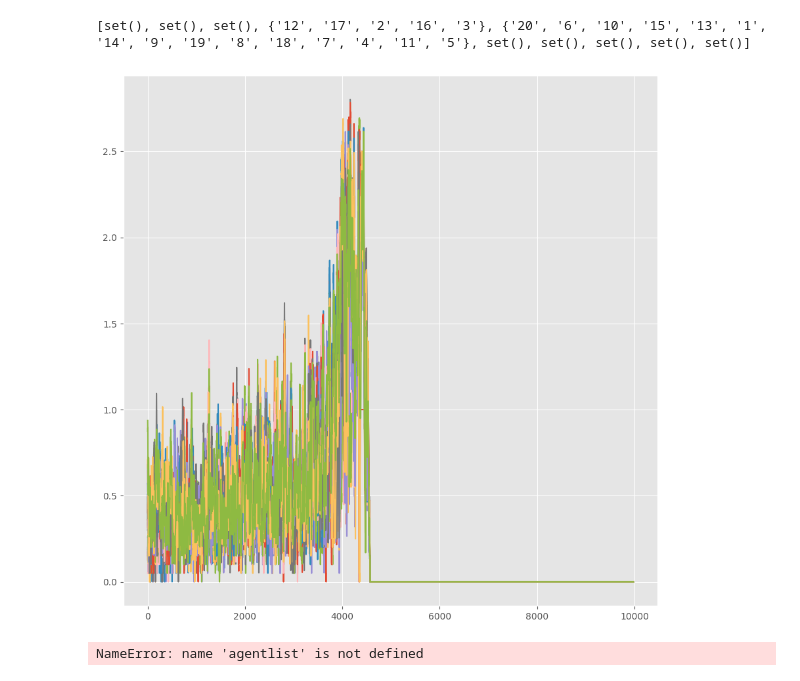
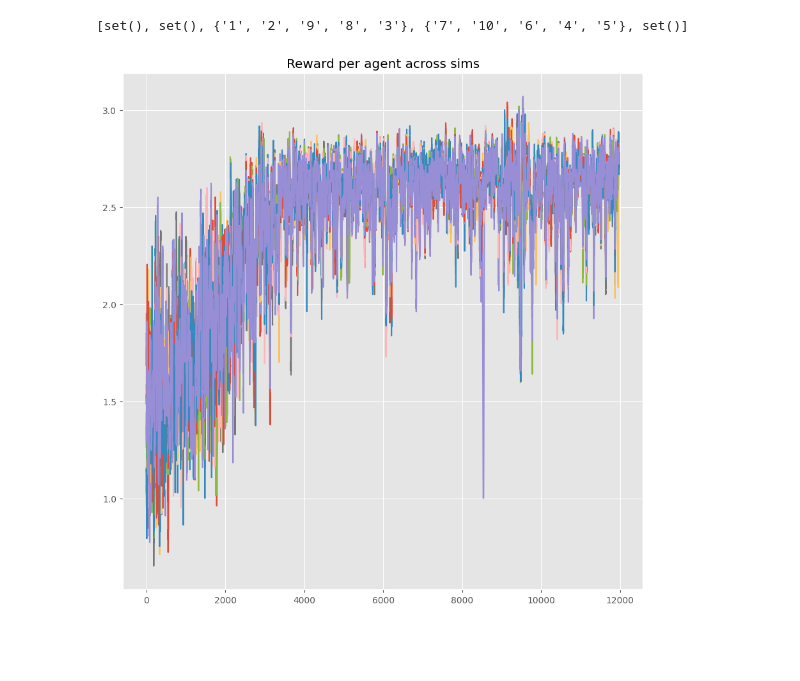
Before and after one commit to akhimoche/coop-form-marl, a Jupyter notebook: driver_code.ipynb, the cells around one changed output. Saved outputs shown, nothing was run; the diff lists cells and outputs as text; code cells hidden in the pictures; blank space fills up the shorter version.

```diff
--- a/driver_code.ipynb
+++ b/driver_code.ipynb
@@ -5,13 +5,12 @@ from utils.IACagent import Agent
 import random
 import numpy as np
 import matplotlib.pyplot as plt
-plt.style.use('ggplot')
 # %%
 # Set constant hyperparameters
-n = 20
-num_of_tasks  = 10
-num_of_sims = 1
-step_limit = 10000
+n = 10
+num_of_tasks  = 5
+num_of_sims = 10
+step_limit = 12000
 # %%
 lower_bound = 0
 upper_bound = 2.00
@@ -23,8 +26,8 @@ env = CoopEnv(n=n, num_of_tasks=num_of_tasks)
 # %%
-steps_to_complete = np.zeros((num_of_sims, step_limit+1))
-comm_rec_actions = np.zeros((step_limit, env.n))
-move_rec_actions = np.zeros((step_limit, env.n))
-rec_rewards = np.zeros((step_limit, env.n))
+steps_to_complete = np.zeros((num_of_sims, step_limit))
+comm_rec_actions = np.zeros((num_of_sims, step_limit, env.n))
+move_rec_actions = np.zeros((num_of_sims, step_limit, env.n))
+rec_rewards = np.zeros((num_of_sims, step_limit, env.n))
 # %%
 def main():
 
@@ -122,9 +125,14 @@ plt.plot(moving_average(b,20))
 # %%
+# See communication action averaged across sims
+
 plt.xlabel('Number of Steps Played')
 plt.ylabel('Comm Bias')
 plt.title(f'Communication action for cooperative game, action_space=[{lower_bound},{upper_bound}]')
+
+for j in range(env.n):
+    col  = np.mean(comm_rec_actions[:,:,j],axis=0)
+    plt.plot(moving_average(col, 21))
+
 fig = plt.gcf()
 fig.set_size_inches(10.5, 10.5)
-
-plt.plot(moving_average(comm_rec_actions,21))
 # %% [output]
@@ -152,32 +140,14 @@ plt.plot(moving_average(comm_rec_actions,21))
 # %%
+# see agent reward breakdown across sims
+
 print(env.CS)
 for j in range(env.n):
-    plt.plot(moving_average(rec_rewards[:,j], 20))
+    col  = np.mean(rec_rewards[:,:,j],axis=0)
+    plt.plot(moving_average(col, 21))
 
 fig = plt.gcf()
+plt.title('Reward per agent across sims')
 fig.set_size_inches(10.5, 10.5)
 # %% [output]
-[set(), set(), set(), {'12', '17', '2', '16', '3'}, {'20', '6', '10', '15', '13', '1', '14', '9', '19', '8', '18', '7', '4', '11', '5'}, set(), set(), set(), set(), set()]
+[set(), set(), {'1', '2', '9', '8', '3'}, {'7', '10', '6', '4', '5'}, set()]
-[figure, old version]
+[figure, new version]
-# %%
-# Execution Cell
-
-observations = env.reset(n=n, num_of_tasks =num_of_tasks)
-
-# begin training loop
-for i in range(1000):
-    # collect move action for each agent
-    move_action = np.array([agentlist[i].choose_action_move(observations[i]) for i in range(env.n)])
-
-    next_observations, context = env.step1(move_action)
-
-    comm_action = np.array([agentlist[i].choose_action_comm(context[i]) for i in range(env.n)])
-    comm_action = comm_array[comm_action]
-
-    rewards = env.step2(comm_action) # env.step
-    print(sum(rewards)/env.n)
-
-    # advance state
-    observations = next_observations
-# %% [output]
-NameError: name 'agentlist' is not defined
```
Also changed, not shown: parts of 7 cells of this notebook, 30 other files.
